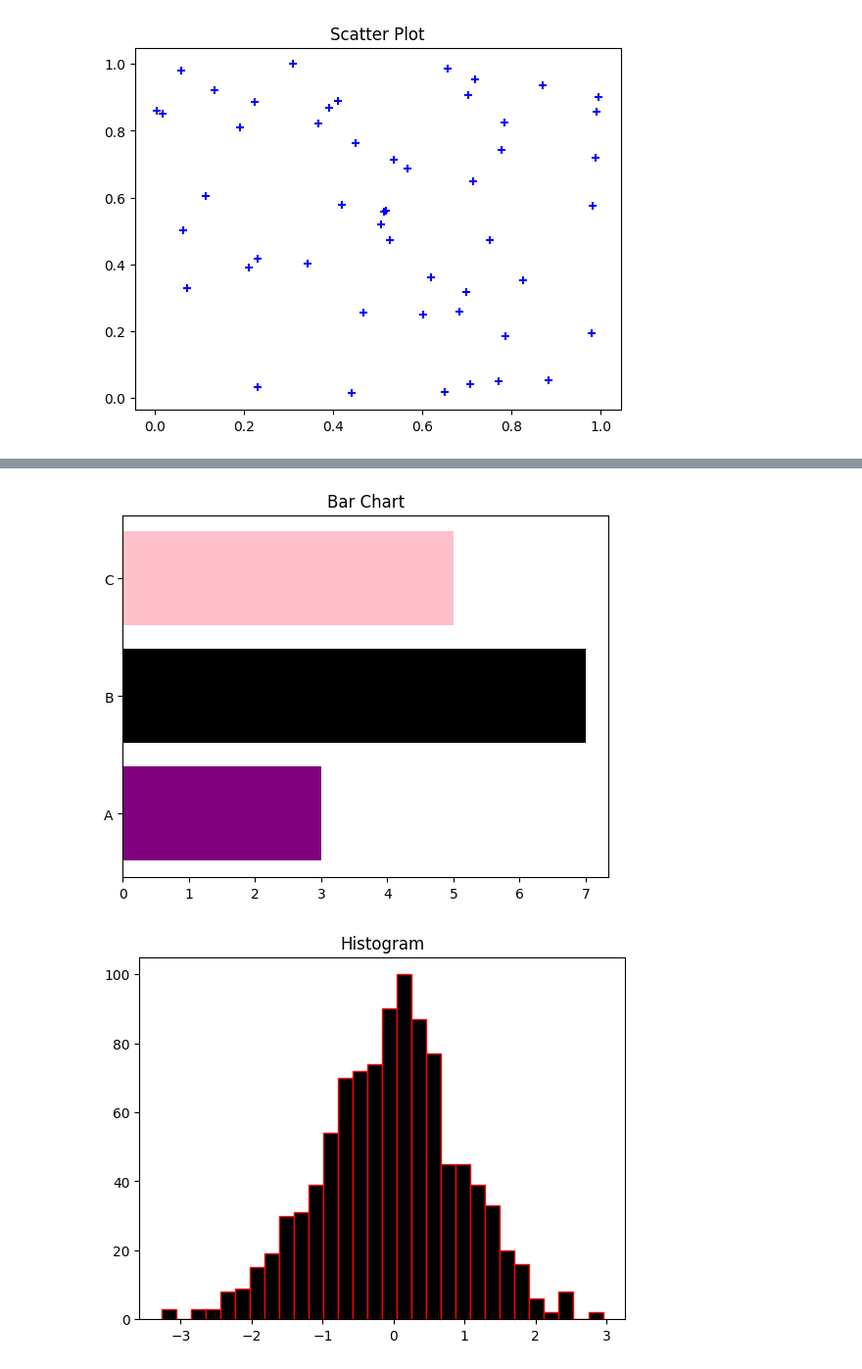
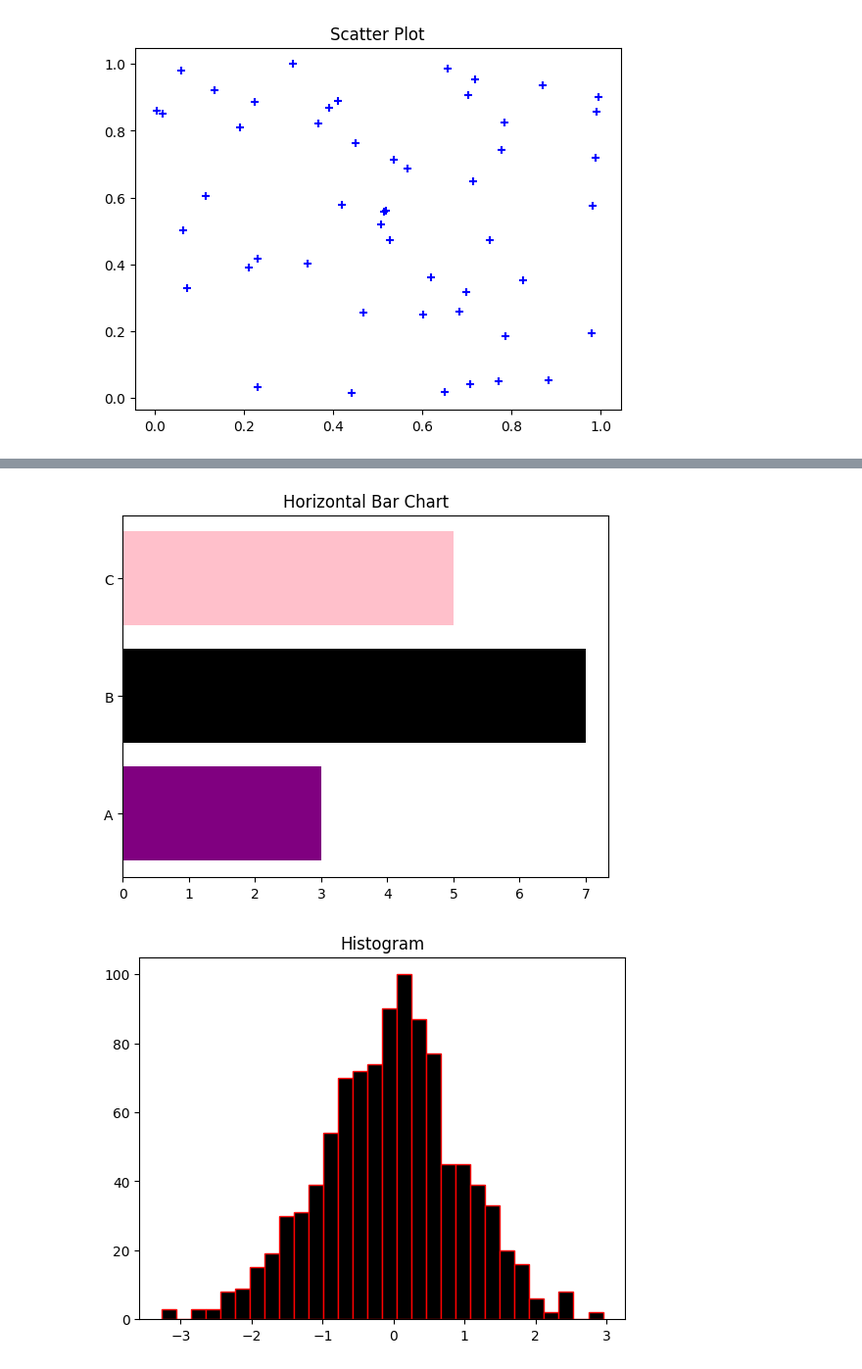
Before and after one commit to amayamohan/Data-science, a Jupyter notebook: practice_matplotlib.ipynb, the cells around one changed output, grey strips where cells are left out. Shown at 98% size. Cells and saved outputs as stored; diff of their text form; code cells hidden in the pictures.

```diff
--- a/practice_matplotlib.ipynb
+++ b/practice_matplotlib.ipynb
@@ -32,12 +32,12 @@ plt.show()
 # %%
 categories = ['A', 'B', 'C', ]
 values = [3,7,5]
 
 plt.barh(categories , values ,color =['purple', 'black', 'pink'] )
-plt.title("Bar Chart")
+plt.title("Horizontal Bar Chart")
 plt.show()
 # %% [output]
-[figure, old version]
+[figure, new version]
 # %%
 data = np.random.randn(1000)
 plt.hist(data, bins=30, color='black', edgecolor='red')
```
Also changed, not shown: parts of 2 cells of this notebook.
